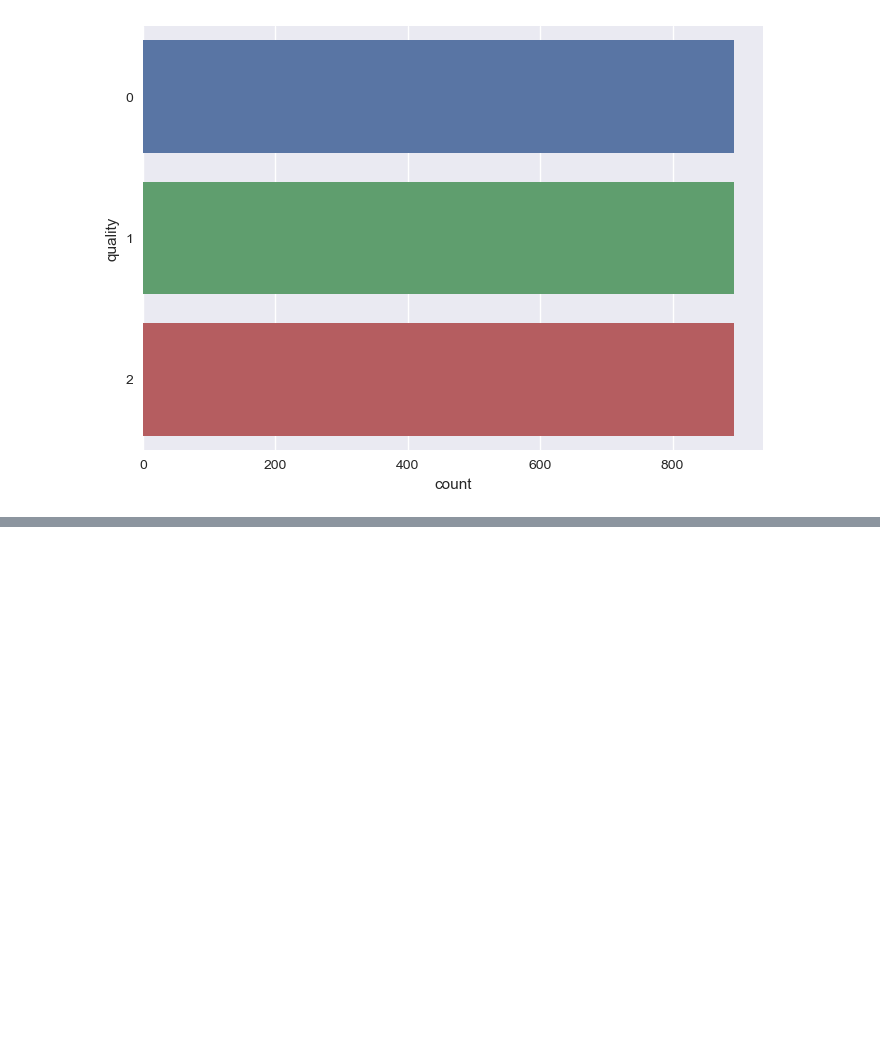
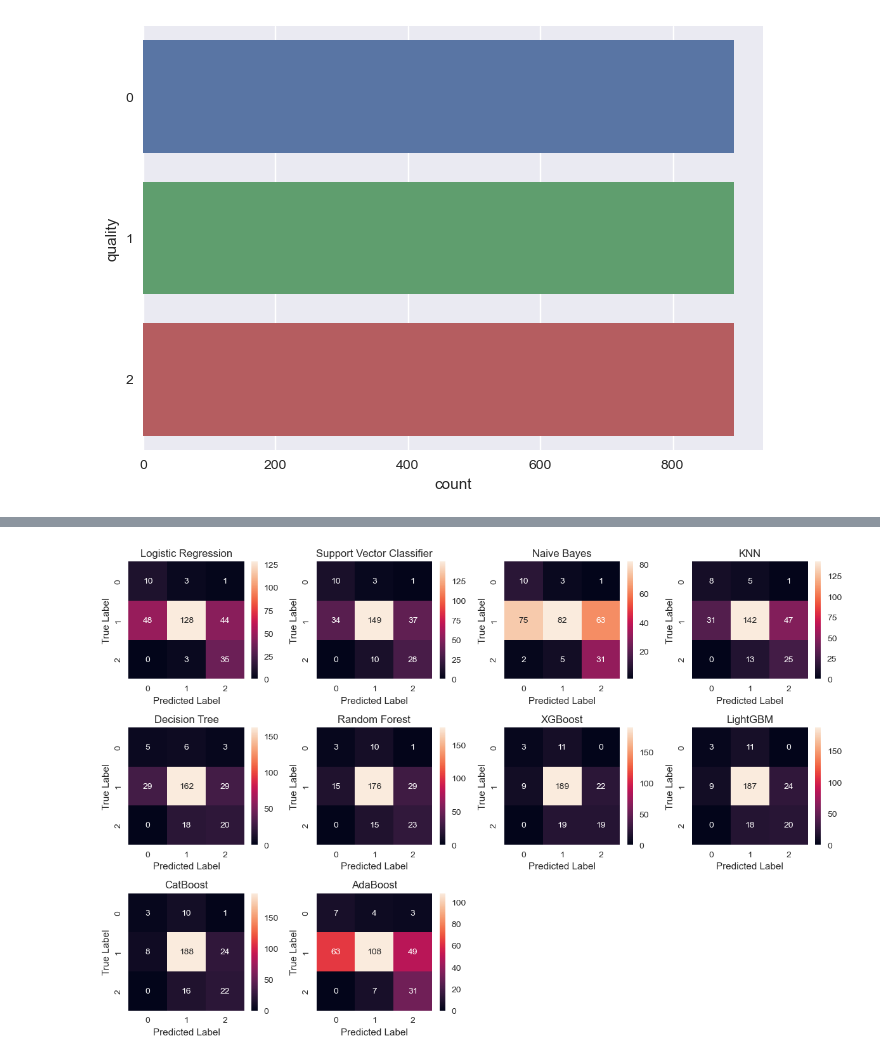
Before and after one commit to prabeshx12/ml_data_science_project, a Jupyter notebook: projectone.ipynb, the cells around one changed output, grey strips where cells are left out. Cells and saved outputs as stored; diff of their text form; code cells hidden in the pictures; blank space fills up the shorter version.

```diff
--- a/projectone.ipynb
+++ b/projectone.ipynb
@@ -279,0 +331,12 @@ plt.show()
+# %%
+plt.figure(figsize=(12, 8))
+for i, (model_name, cm) in enumerate(conf_matrices, 1):
+    plt.subplot(3, 4, i)
+    plt.title(model_name)
+    sns.heatmap(cm, annot=True, fmt='d')
+    plt.xlabel('Predicted Label')
+    plt.ylabel('True Label')
+plt.tight_layout()
+plt.show()
+# %% [output]
+[figure, added]
```
Also changed, not shown: parts of 7 cells of this notebook, 6 other files.
